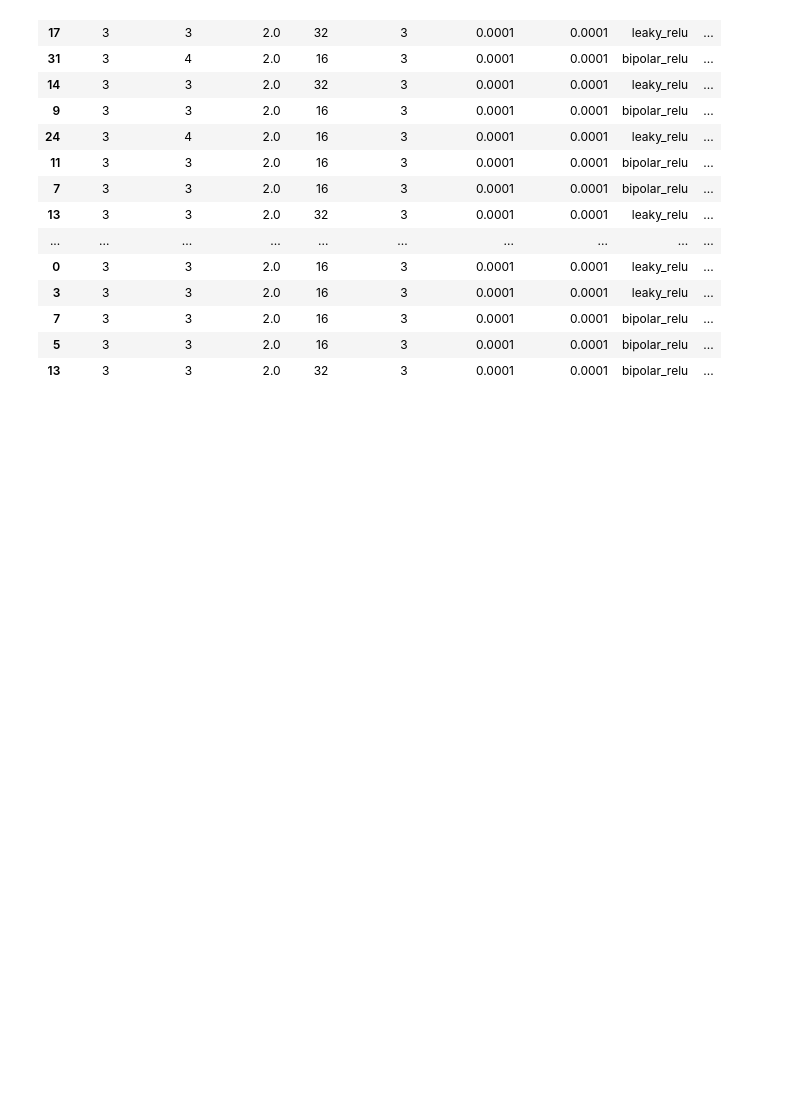
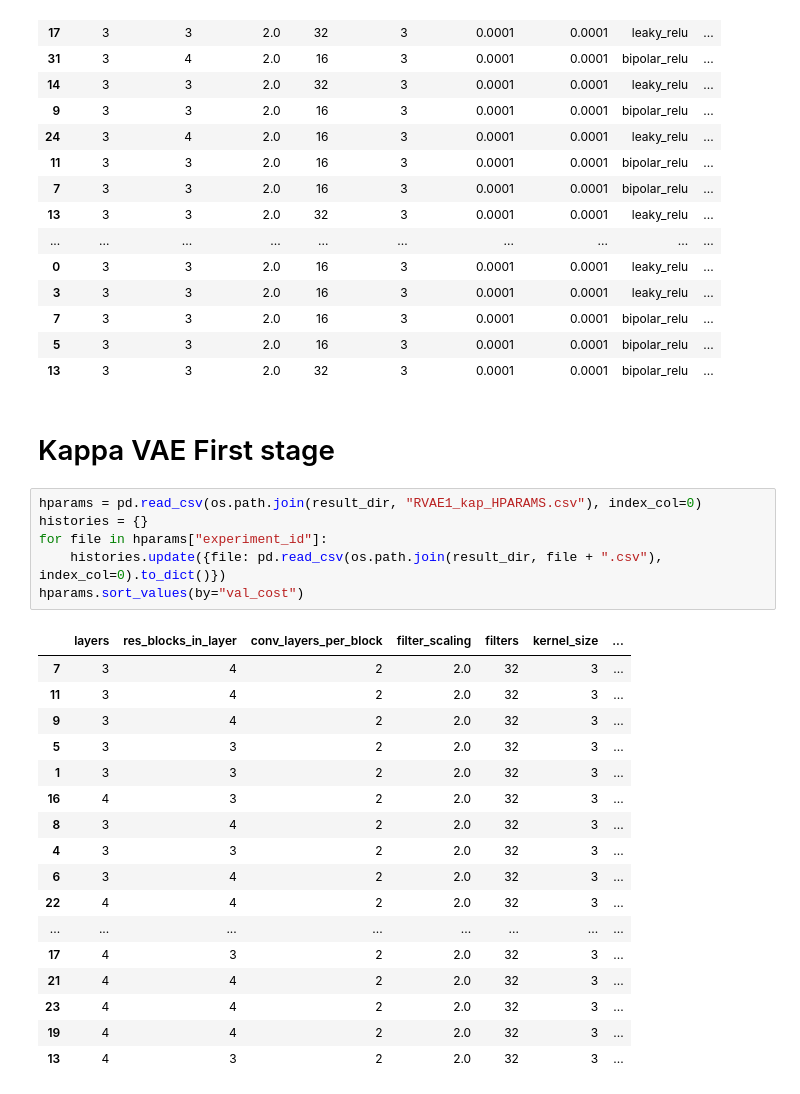
Before and after one commit to AlexandreAdam/Censai, a Jupyter notebook: notebooks/vae_results.ipynb, the cells around one changed output. Saved outputs shown, nothing was run; the diff lists cells and outputs as text; blank space fills up the shorter version.

```diff
--- a/notebooks/vae_results.ipynb
+++ b/notebooks/vae_results.ipynb
@@ -42,3 +42,29 @@ hparams.sort_values(by="val_cost")
 | 7 | 3 | 3 | 2.0 | 16 | 3 | 0.0001 | 0.0001 | bipolar_relu | ... |
 | 5 | 3 | 3 | 2.0 | 16 | 3 | 0.0001 | 0.0001 | bipolar_relu | ... |
 | 13 | 3 | 3 | 2.0 | 32 | 3 | 0.0001 | 0.0001 | bipolar_relu | ... |
+# %% [markdown]
+# Kappa VAE First stage
+# %%
+hparams = pd.read_csv(os.path.join(result_dir, "RVAE1_kap_HPARAMS.csv"), index_col=0)
+histories = {}
+for file in hparams["experiment_id"]:
+    histories.update({file: pd.read_csv(os.path.join(result_dir, file + ".csv"), index_col=0).to_dict()})
+hparams.sort_values(by="val_cost")
+# %% [output]
+|  | layers | res_blocks_in_layer | conv_layers_per_block | filter_scaling | filters | kernel_size | ... |
+| 7 | 3 | 4 | 2 | 2.0 | 32 | 3 | ... |
+| 11 | 3 | 4 | 2 | 2.0 | 32 | 3 | ... |
+| 9 | 3 | 4 | 2 | 2.0 | 32 | 3 | ... |
+| 5 | 3 | 3 | 2 | 2.0 | 32 | 3 | ... |
+| 1 | 3 | 3 | 2 | 2.0 | 32 | 3 | ... |
+| 16 | 4 | 3 | 2 | 2.0 | 32 | 3 | ... |
+| 8 | 3 | 4 | 2 | 2.0 | 32 | 3 | ... |
+| 4 | 3 | 3 | 2 | 2.0 | 32 | 3 | ... |
+| 6 | 3 | 4 | 2 | 2.0 | 32 | 3 | ... |
+| 22 | 4 | 4 | 2 | 2.0 | 32 | 3 | ... |
+| ... | ... | ... | ... | ... | ... | ... | ... |
+| 17 | 4 | 3 | 2 | 2.0 | 32 | 3 | ... |
+| 21 | 4 | 4 | 2 | 2.0 | 32 | 3 | ... |
+| 23 | 4 | 4 | 2 | 2.0 | 32 | 3 | ... |
+| 19 | 4 | 4 | 2 | 2.0 | 32 | 3 | ... |
+| 13 | 4 | 3 | 2 | 2.0 | 32 | 3 | ... |
```
Also changed, not shown: 1 other file.
